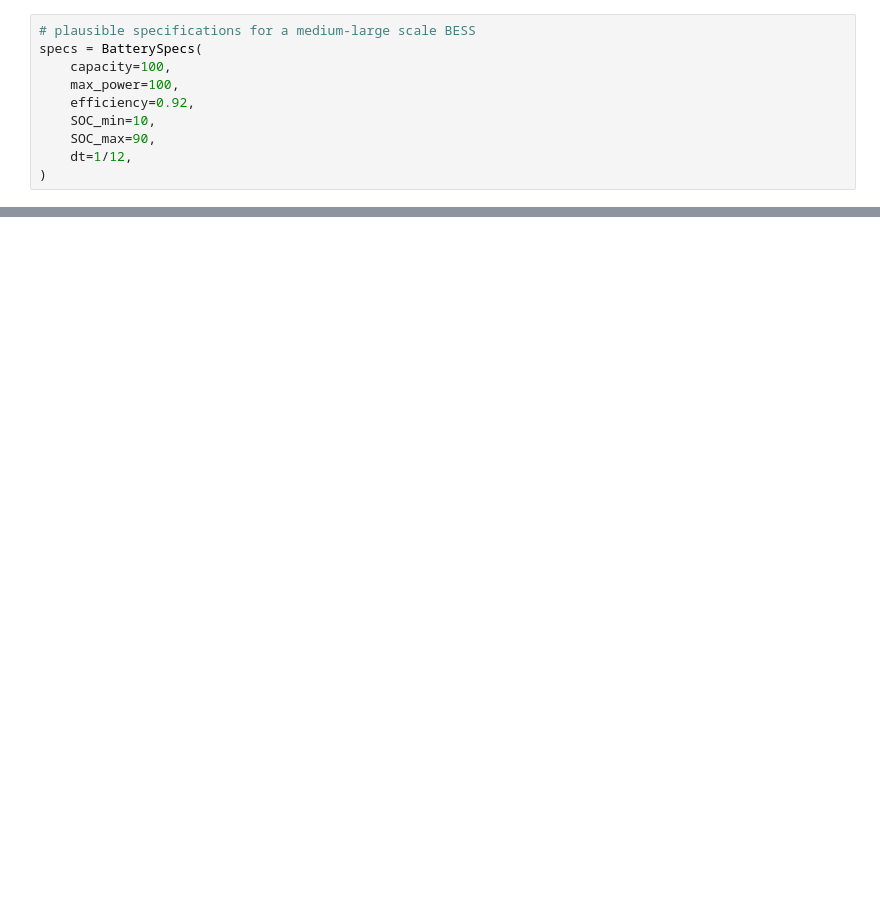
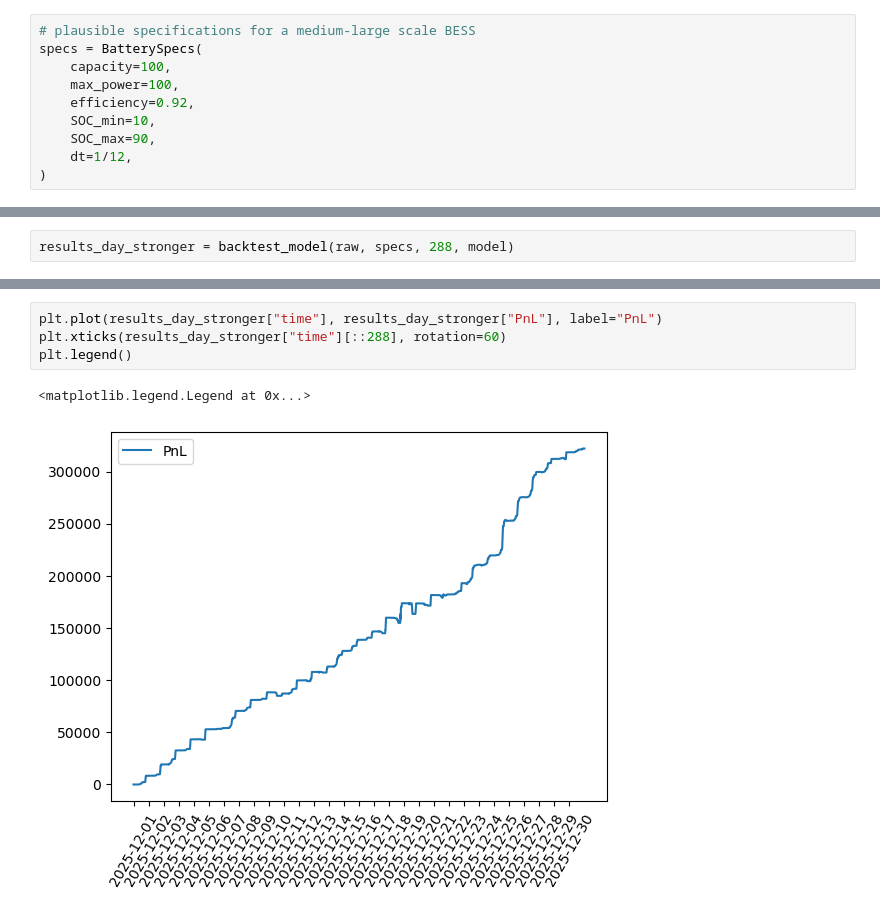
Before and after one commit to ThomasGourlay/BESS-Trading-Optimisation, a Jupyter notebook: energy.ipynb, the cells around one changed output, grey strips where cells are left out. Drawn from its saved outputs; the diff is of its cells as text; blank space fills up the shorter version.

```diff
--- a/energy.ipynb
+++ b/energy.ipynb
@@ -132,0 +210,2 @@ plt.legend()
+# %%
+results_day_stronger = backtest_model(raw, specs, 288, model)
@@ -132,0 +257,7 @@ plt.legend()
+# %%
+plt.plot(results_day_stronger["time"], results_day_stronger["PnL"], label="PnL")
+plt.xticks(results_day_stronger["time"][::288], rotation=60)
+plt.legend()
+# %% [output]
+<matplotlib.legend.Legend at 0x...>
+[figure, added]
```
Also changed, not shown: parts of 15 cells of this notebook, 26 other files.
